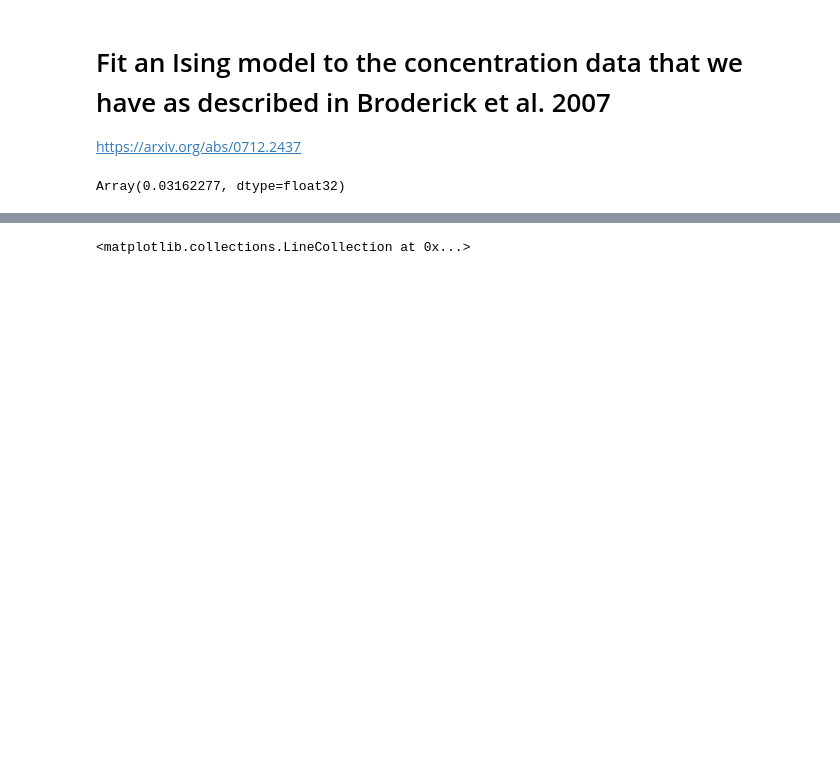
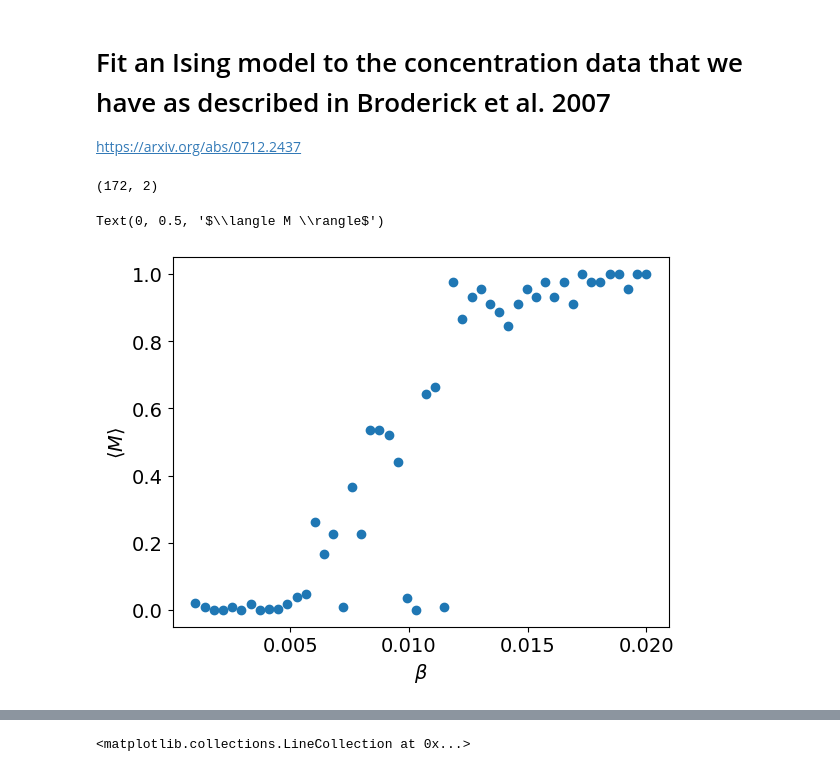
Before and after one commit to juancarlosfdc/noncanonical-olfaction, a Jupyter notebook: ising/fit_ising_model.ipynb, the cells around one changed output, grey strips where cells are left out. Cells and saved outputs as stored; diff of their text form; code cells hidden in the pictures; blank space fills up the shorter version.

```diff
--- a/ising/fit_ising_model.ipynb
+++ b/ising/fit_ising_model.ipynb
@@ -86,7 +102,23 @@ betas = jnp.logspace(-3, 0, 5)
-# %%
-betas[2]
-# %% [output]
-Array(0.03162277, dtype=float32)
+# %%
+vals.shape
+# %% [output]
+(172, 2)
+# %%
+betas = jnp.linspace(.001, .02, 50)
+mags = []
+for i, beta in enumerate(betas):
+    key = jax.random.PRNGKey(i)
+    vals = oim.sample_from_ising_model(key, h, J, iters=1000, beta=beta)
+    final_mag = 1 / vals.shape[0] * jnp.sum(vals[:, -1])
+    mags.append(final_mag**2)
+fig, ax = plt.subplots()
+ax.scatter(betas, mags)
+ax.set_xlabel(r'$\beta$')
+ax.set_ylabel(r'$\langle M \rangle$')
+# ax.set_xscale('log')
+# %% [output]
+Text(0, 0.5, '$\\langle M \\rangle$')
+[figure, added]
 # %%
 fig, ax = plt.subplots()
 
```
Also changed, not shown: parts of 9 cells of this notebook.
